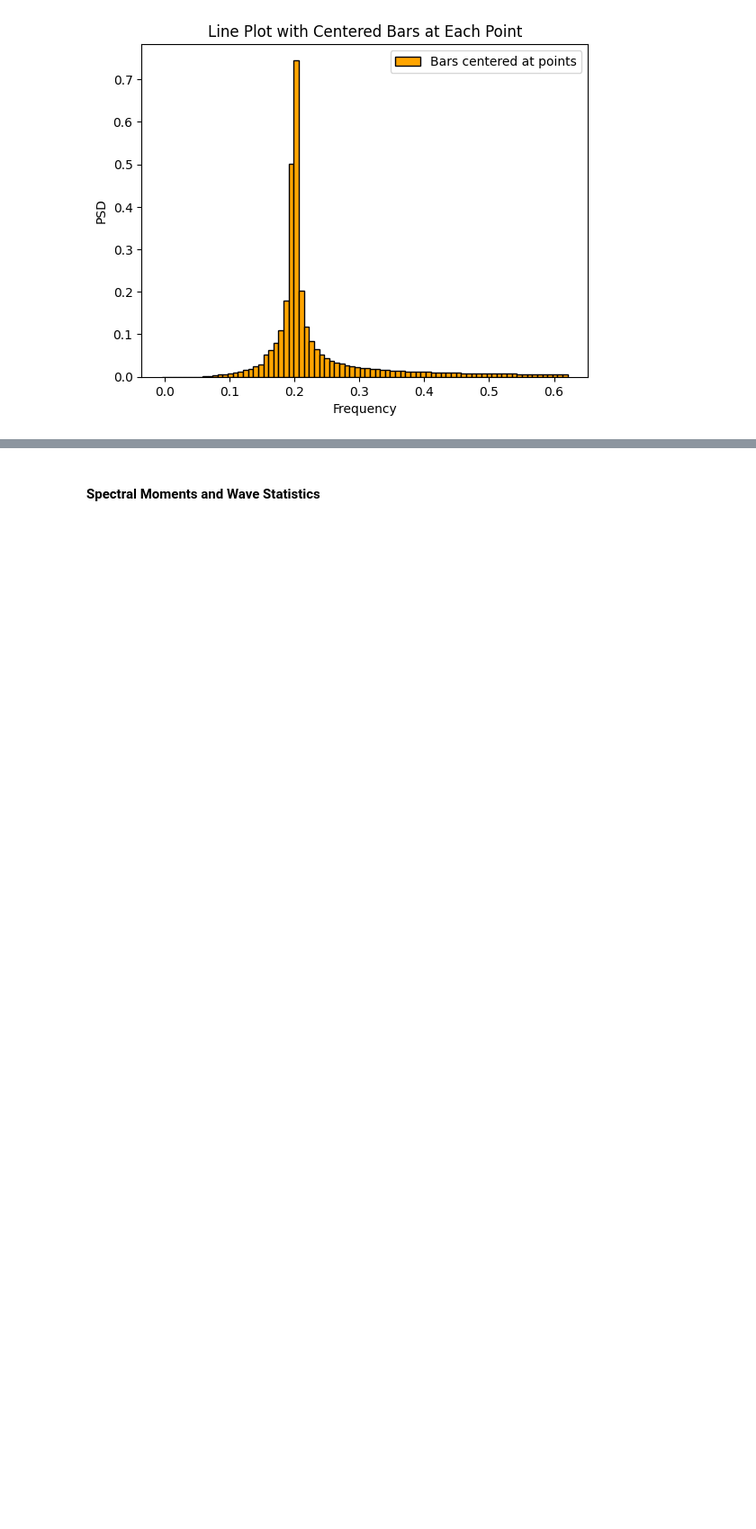
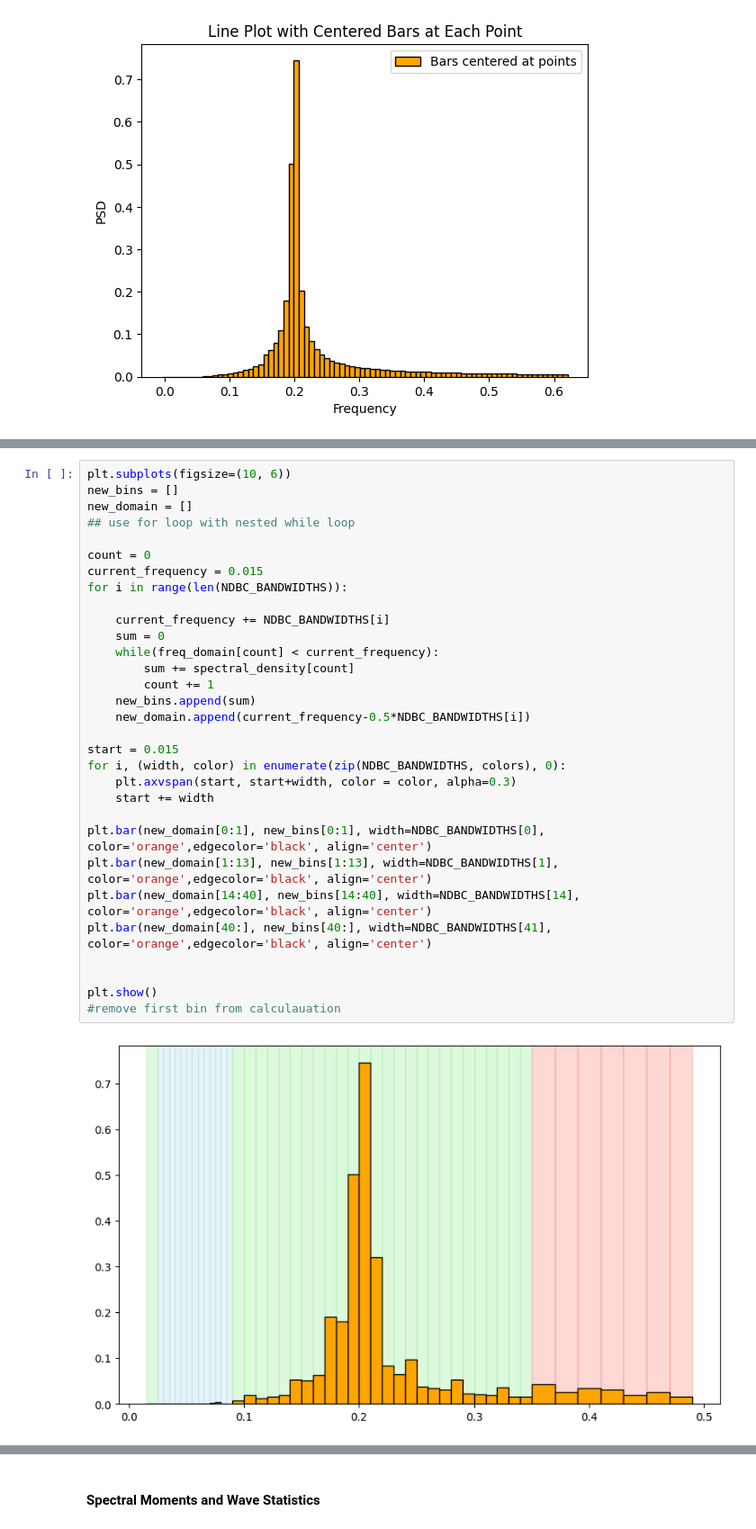
Before and after one commit to hillcraig/UMD_BUOY, a Jupyter notebook: WaveProcessing/main_mock_data.ipynb, the cells around one changed output, grey strips where cells are left out. Shown at 90% size. Saved outputs shown, nothing was run; the diff lists cells and outputs as text; blank space fills up the shorter version.

```diff
--- a/WaveProcessing/main_mock_data.ipynb
+++ b/WaveProcessing/main_mock_data.ipynb
@@ -313,3 +336,36 @@ plt.show()
+# %%
+plt.subplots(figsize=(10, 6))
+new_bins = []
+new_domain = []
+## use for loop with nested while loop
+
+count = 0
+current_frequency = 0.015
+for i in range(len(NDBC_BANDWIDTHS)):
+
+    current_frequency += NDBC_BANDWIDTHS[i]
+    sum = 0
+    while(freq_domain[count] < current_frequency):
+        sum += spectral_density[count]
+        count += 1
+    new_bins.append(sum)
+    new_domain.append(current_frequency-0.5*NDBC_BANDWIDTHS[i])
+
+start = 0.015
+for i, (width, color) in enumerate(zip(NDBC_BANDWIDTHS, colors), 0):
+    plt.axvspan(start, start+width, color = color, alpha=0.3)
+    start += width
+
+plt.bar(new_domain[0:1], new_bins[0:1], width=NDBC_BANDWIDTHS[0], color='orange',edgecolor='black', align='center')
+plt.bar(new_domain[1:13], new_bins[1:13], width=NDBC_BANDWIDTHS[1], color='orange',edgecolor='black', align='center')
+plt.bar(new_domain[14:40], new_bins[14:40], width=NDBC_BANDWIDTHS[14], color='orange',edgecolor='black', align='center')
+plt.bar(new_domain[40:], new_bins[40:], width=NDBC_BANDWIDTHS[41], color='orange',edgecolor='black', align='center')
+
+
+plt.show()
+#remove first bin from calculauation
+# %% [output]
+[figure, added]
 # %%
 #convert to the displacement spectra by dividing by the frequency to the fourth power.
 #midpoint_offset = (freq_domain[1] - freq_domain[0])/2
```
Also changed, not shown: parts of 6 cells of this notebook.
